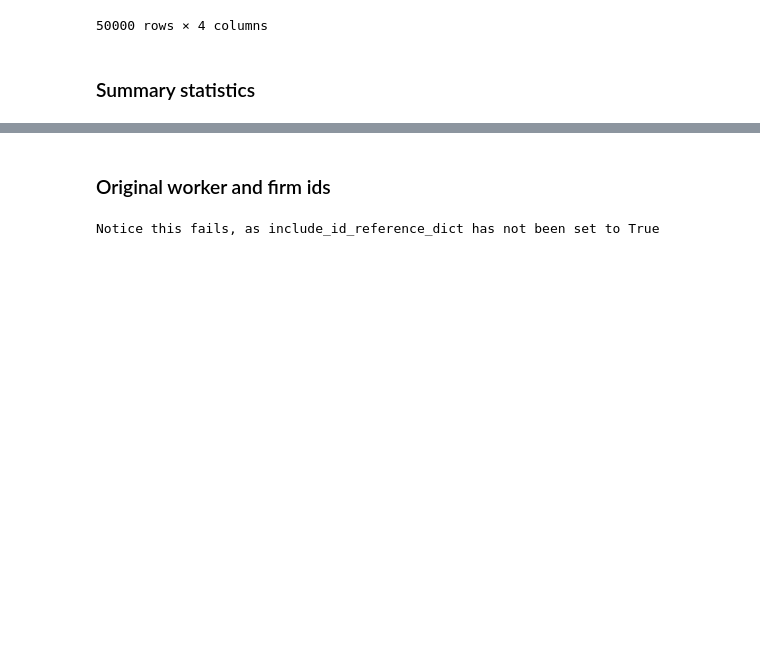
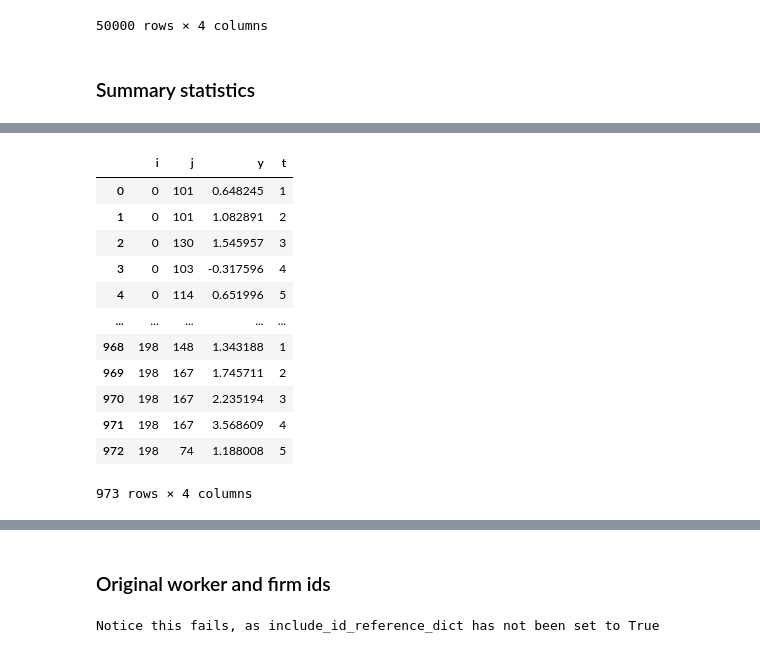
Before and after one commit to tlamadon/bipartitepandas, a Jupyter notebook: docs-src/source/notebooks/extra_features_examples.ipynb, the cells around one changed output, grey strips where cells are left out. Saved outputs shown, nothing was run; the diff lists cells and outputs as text; code cells hidden in the pictures; blank space fills up the shorter version.

```diff
--- a/docs-src/source/notebooks/extra_features_examples.ipynb
+++ b/docs-src/source/notebooks/extra_features_examples.ipynb
@@ -66,0 +89,20 @@ None
+# %%
+# Can compute the largest biconnected set of firms
+bdf = bpd.BipartiteLong(sim_data)
+bdf = bdf[bdf['i'] < 200]
+bdf = bdf.clean_data({'connectedness': 'biconnected'})
+display(bdf)
+# %% [output]
+|  | i | j | y | t |
+| 0 | 0 | 101 | 0.648245 | 1 |
+| 1 | 0 | 101 | 1.082891 | 2 |
+| 2 | 0 | 130 | 1.545957 | 3 |
+| 3 | 0 | 103 | -0.317596 | 4 |
+| 4 | 0 | 114 | 0.651996 | 5 |
+| ... | ... | ... | ... | ... |
+| 968 | 198 | 148 | 1.343188 | 1 |
+| 969 | 198 | 167 | 1.745711 | 2 |
+| 970 | 198 | 167 | 2.235194 | 3 |
+| 971 | 198 | 167 | 3.568609 | 4 |
+| 972 | 198 | 74 | 1.188008 | 5 |
+973 rows × 4 columns
```
Also changed, not shown: parts of 21 cells of this notebook, 27 other files.
